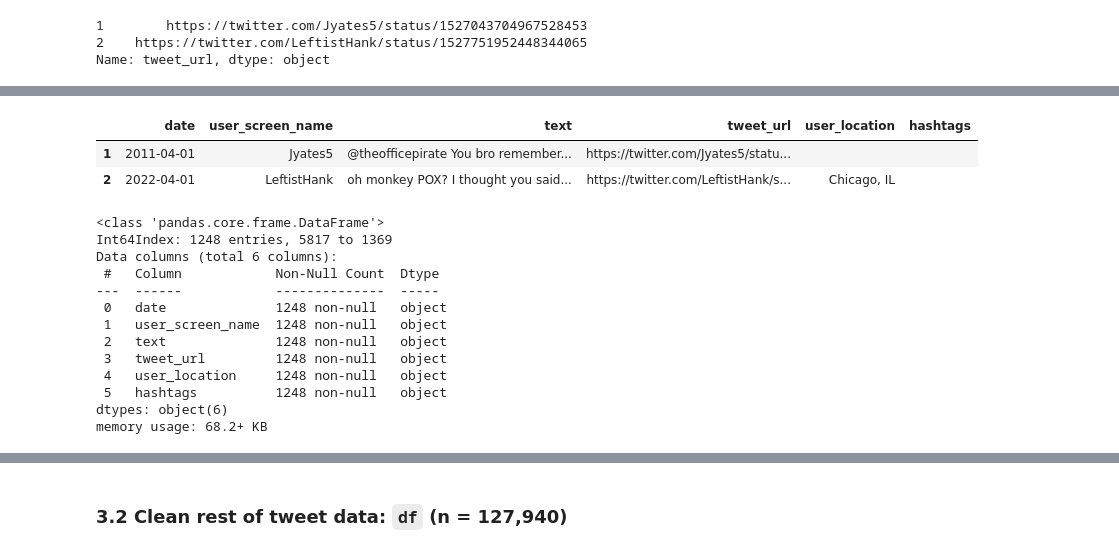
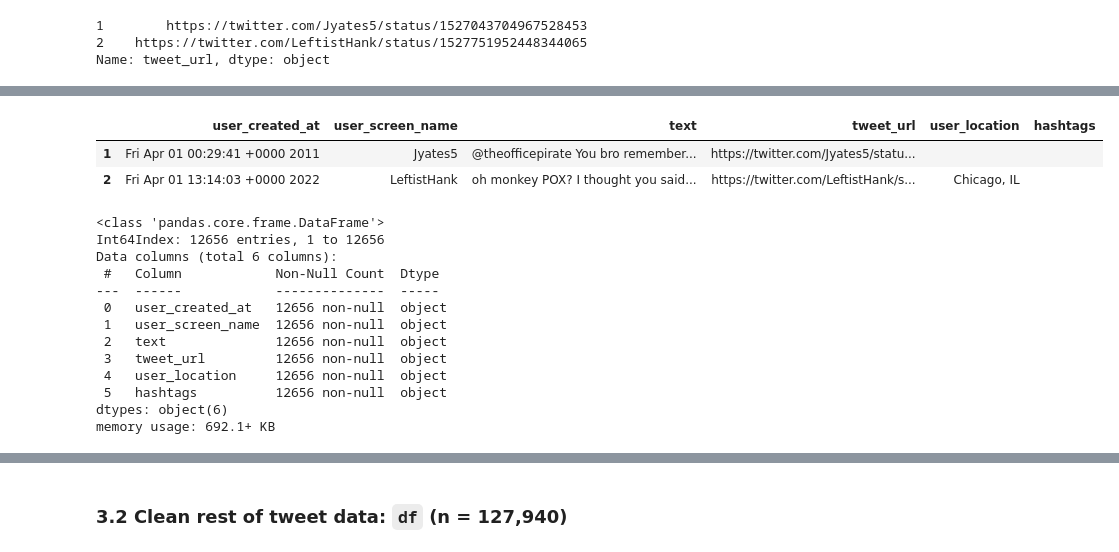
Before and after one commit to slp22/data-engineering-project, a Jupyter notebook: engineering_monkeypox_pipeline.ipynb, the cells around one changed output, grey strips where cells are left out. Drawn from its saved outputs; the diff is of its cells as text; code cells hidden in the pictures.

```diff
--- a/engineering_monkeypox_pipeline.ipynb
+++ b/engineering_monkeypox_pipeline.ipynb
@@ -210,30 +240,30 @@ print('num unique screen names', tweets['user_screen_name'].nunique())
 # %%
-tweets = tweets[['date',
+tweets = tweets[['user_created_at',
                  'user_screen_name',
                  'text',
                  'tweet_url',
                  'user_location',
                  'hashtags']]
 tweets.head(2)
 # %% [output]
-|  | date | user_screen_name | text | tweet_url | user_location | hashtags |
-| 1 | 2011-04-01 | Jyates5 | @theofficepirate You bro remember... | https://twitter.com/Jyates5/statu... |  |  |
-| 2 | 2022-04-01 | LeftistHank | oh monkey POX? I thought you said... | https://twitter.com/LeftistHank/s... | Chicago, IL |  |
+|  | user_created_at | user_screen_name | text | tweet_url | user_location | hashtags |
+| 1 | Fri Apr 01 00:29:41 +0000 2011 | Jyates5 | @theofficepirate You bro remember... | https://twitter.com/Jyates5/statu... |  |  |
+| 2 | Fri Apr 01 13:14:03 +0000 2022 | LeftistHank | oh monkey POX? I thought you said... | https://twitter.com/LeftistHank/s... | Chicago, IL |  |
 # %%
 tweets.info()
 # %% [output]
 <class 'pandas.core.frame.DataFrame'>
-Int64Index: 1248 entries, 5817 to 1369
+Int64Index: 12656 entries, 1 to 12656
 Data columns (total 6 columns):
  #   Column            Non-Null Count  Dtype
 ---  ------            --------------  -----
- 0   date              1248 non-null   object
- 1   user_screen_name  1248 non-null   object
- 2   text              1248 non-null   object
- 3   tweet_url         1248 non-null   object
- 4   user_location     1248 non-null   object
- 5   hashtags          1248 non-null   object
+ 0   user_created_at   12656 non-null  object
+ 1   user_screen_name  12656 non-null  object
+ 2   text              12656 non-null  object
+ 3   tweet_url         12656 non-null  object
+ 4   user_location     12656 non-null  object
+ 5   hashtags          12656 non-null  object
 dtypes: object(6)
-memory usage: 68.2+ KB
+memory usage: 692.1+ KB
 # %%
 tweets.reset_index(drop=True)
```
Also changed, not shown: parts of 49 cells of this notebook.
